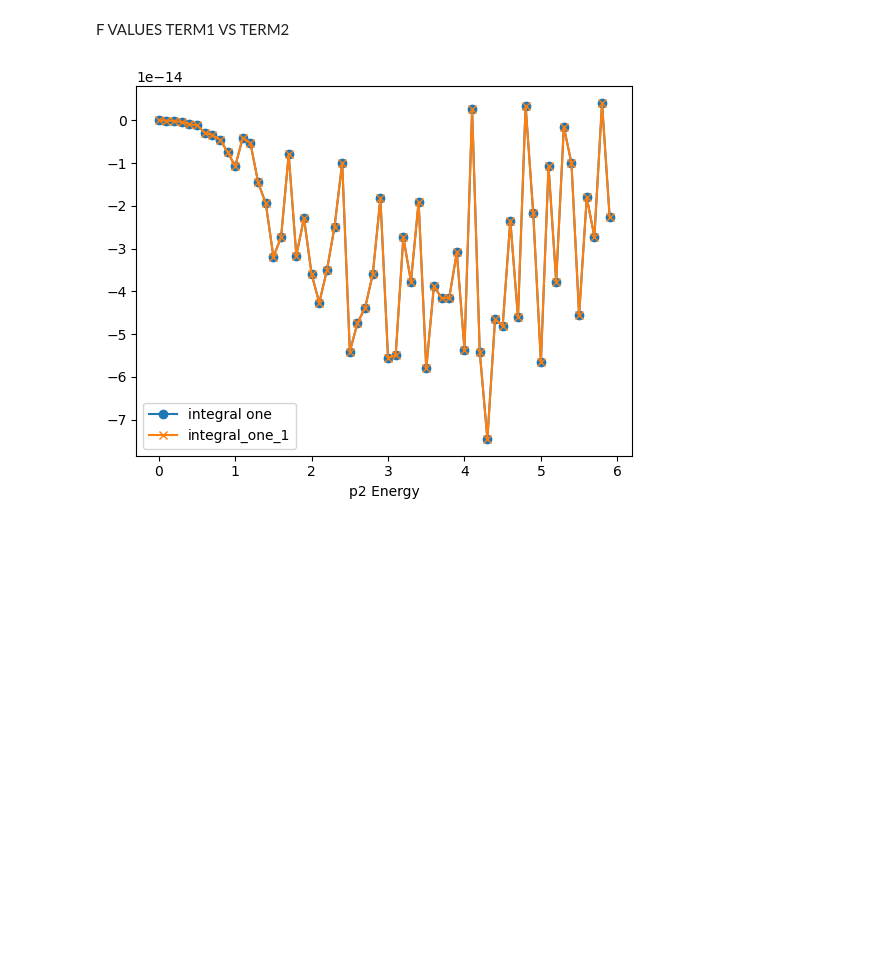
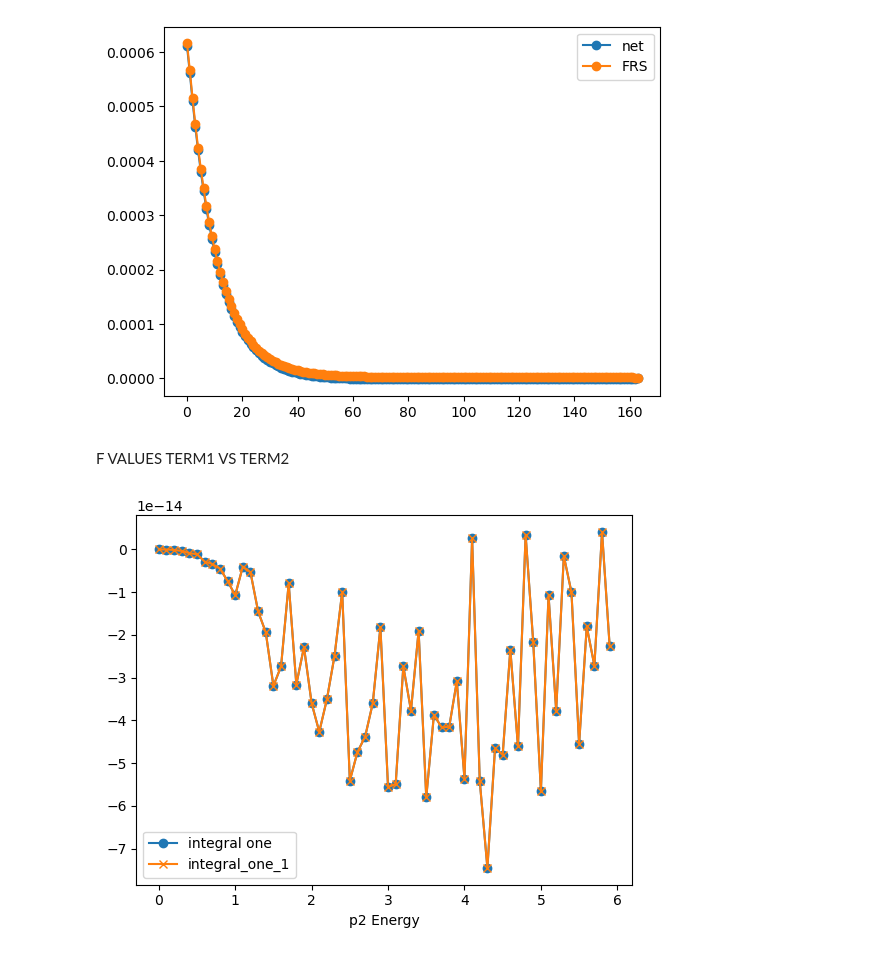
Before and after one commit to nuLABatUSD/QKESolveCPP, a Jupyter notebook: number_density_post.ipynb, the cells around one changed output. Saved outputs shown, nothing was run; the diff lists cells and outputs as text; code cells hidden in the pictures; blank space fills up the shorter version.

```diff
--- a/number_density_post.ipynb
+++ b/number_density_post.ipynb
@@ -6,3 +9,11 @@ import math
+# %%
+plt.figure()
+plt.plot(net_true, "-o", label="net")
+plt.plot(net_false, "-o", label="FRS")
+plt.legend()
+plt.show()
+# %% [output]
+[figure, added]
 # %% [markdown]
 F VALUES TERM1 VS TERM2
 # %%
```
Also changed, not shown: parts of 1 cell of this notebook, 2 other files.
